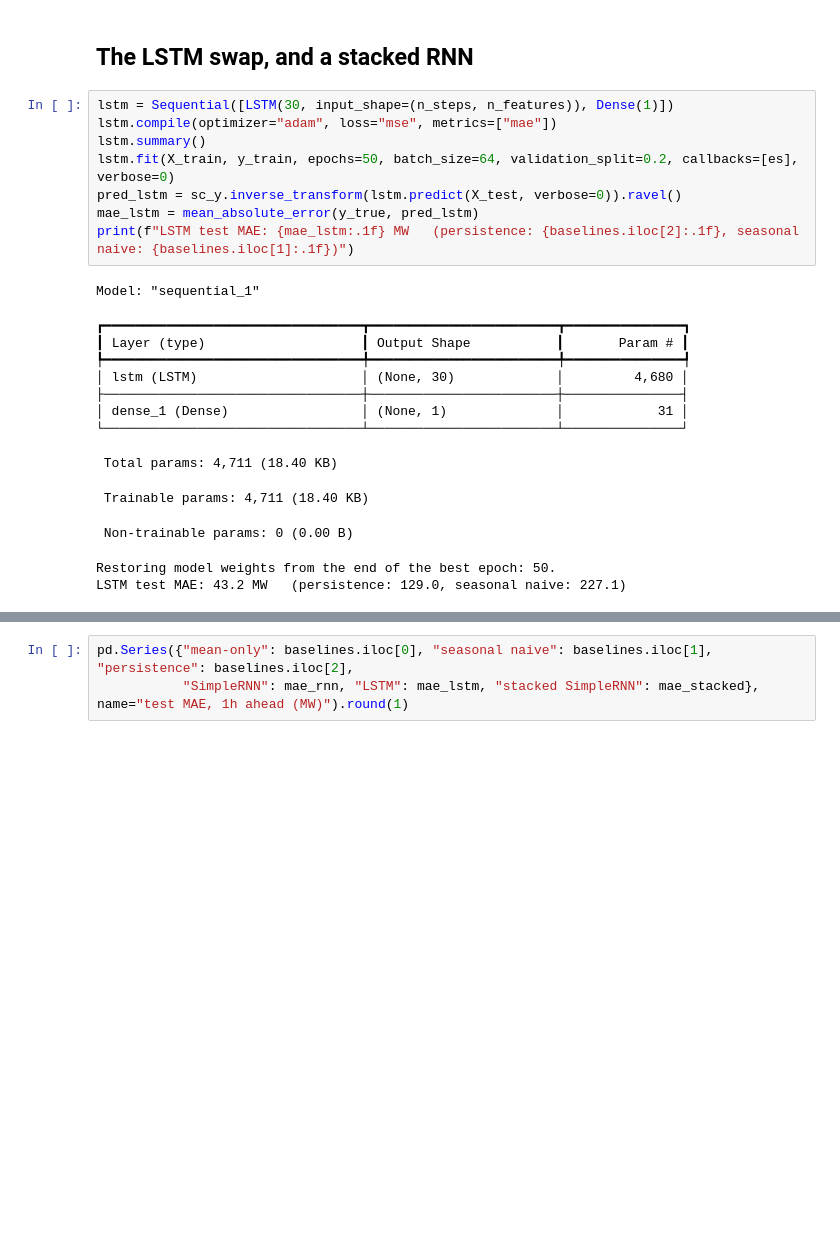
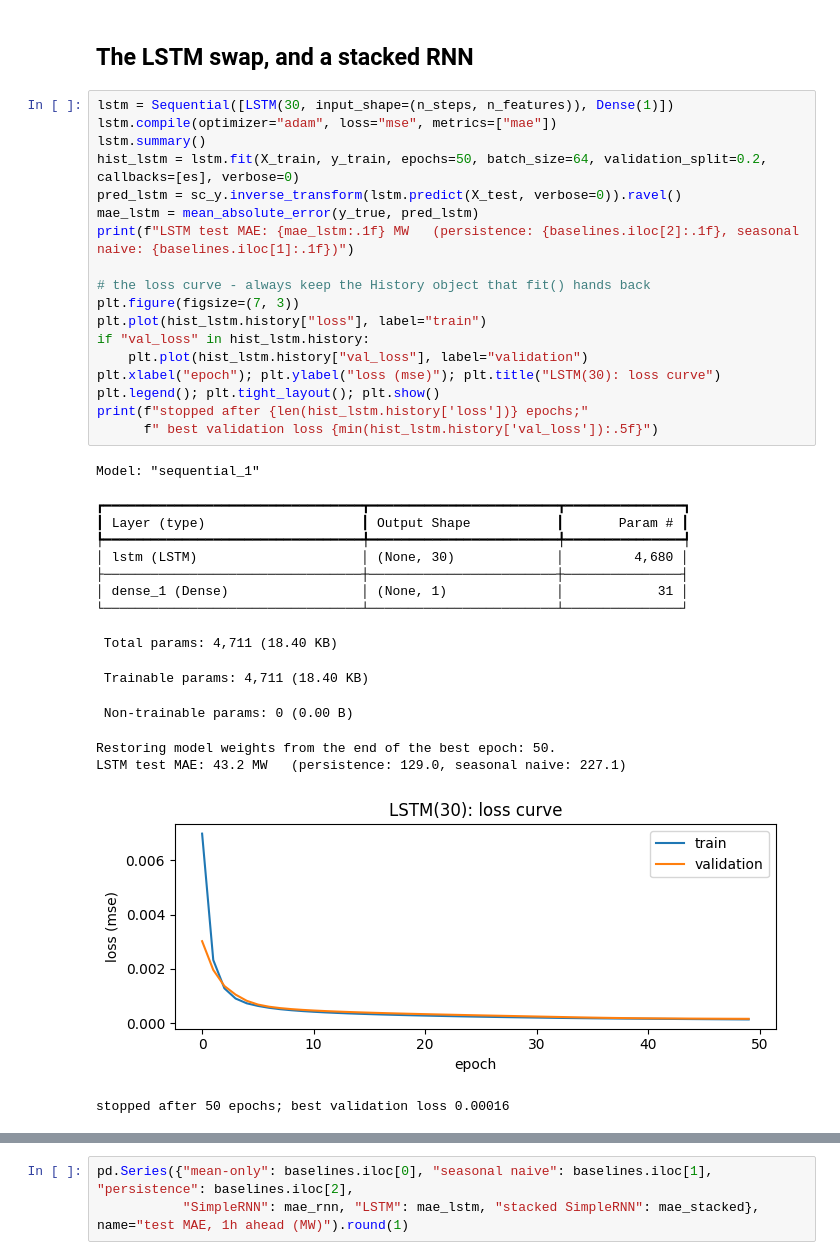
Before and after one commit to drdave-teaching/OPIM5509-notebooks, a Jupyter notebook: Module4/_energy_track/E2_Multivariate_Demand_RNN.ipynb, the cells around one changed output, grey strips where cells are left out. Saved outputs shown, nothing was run; the diff lists cells and outputs as text; blank space fills up the shorter version.

```diff
--- a/Module4/_energy_track/E2_Multivariate_Demand_RNN.ipynb
+++ b/Module4/_energy_track/E2_Multivariate_Demand_RNN.ipynb
@@ -170,25 +180,37 @@ plt.title("One test week"); plt.ylabel("MW"); plt.legend(); plt.show()
 # %%
 lstm = Sequential([LSTM(30, input_shape=(n_steps, n_features)), Dense(1)])
 lstm.compile(optimizer="adam", loss="mse", metrics=["mae"])
 lstm.summary()
-lstm.fit(X_train, y_train, epochs=50, batch_size=64, validation_split=0.2, callbacks=[es], verbose=0)
+hist_lstm = lstm.fit(X_train, y_train, epochs=50, batch_size=64, validation_split=0.2, callbacks=[es], verbose=0)
 pred_lstm = sc_y.inverse_transform(lstm.predict(X_test, verbose=0)).ravel()
 mae_lstm = mean_absolute_error(y_true, pred_lstm)
 print(f"LSTM test MAE: {mae_lstm:.1f} MW   (persistence: {baselines.iloc[2]:.1f}, seasonal naive: {baselines.iloc[1]:.1f})")
+
+# the loss curve - always keep the History object that fit() hands back
+plt.figure(figsize=(7, 3))
+plt.plot(hist_lstm.history["loss"], label="train")
+if "val_loss" in hist_lstm.history:
+    plt.plot(hist_lstm.history["val_loss"], label="validation")
+plt.xlabel("epoch"); plt.ylabel("loss (mse)"); plt.title("LSTM(30): loss curve")
+plt.legend(); plt.tight_layout(); plt.show()
+print(f"stopped after {len(hist_lstm.history['loss'])} epochs;"
+      f" best validation loss {min(hist_lstm.history['val_loss']):.5f}")
 # %% [output]
 Model: "sequential_1"
 ┏━━━━━━━━━━━━━━━━━━━━━━━━━━━━━━━━━┳━━━━━━━━━━━━━━━━━━━━━━━━┳━━━━━━━━━━━━━━━┓
 ┃ Layer (type)                    ┃ Output Shape           ┃       Param # ┃
 ┡━━━━━━━━━━━━━━━━━━━━━━━━━━━━━━━━━╇━━━━━━━━━━━━━━━━━━━━━━━━╇━━━━━━━━━━━━━━━┩
 │ lstm (LSTM)                     │ (None, 30)             │         4,680 │
 ├─────────────────────────────────┼────────────────────────┼───────────────┤
 │ dense_1 (Dense)                 │ (None, 1)              │            31 │
 └─────────────────────────────────┴────────────────────────┴───────────────┘
  Total params: 4,711 (18.40 KB)
  Trainable params: 4,711 (18.40 KB)
  Non-trainable params: 0 (0.00 B)
 Restoring model weights from the end of the best epoch: 50.
 LSTM test MAE: 43.2 MW   (persistence: 129.0, seasonal naive: 227.1)
+[figure, added]
+stopped after 50 epochs; best validation loss 0.00016
 # %%
 stacked = Sequential([SimpleRNN(30, return_sequences=True, input_shape=(n_steps, n_features)),   # hands the whole (24, 30) sequence down
                       SimpleRNN(30),
```
Also changed, not shown: parts of 3 cells of this notebook, 10 other files.
